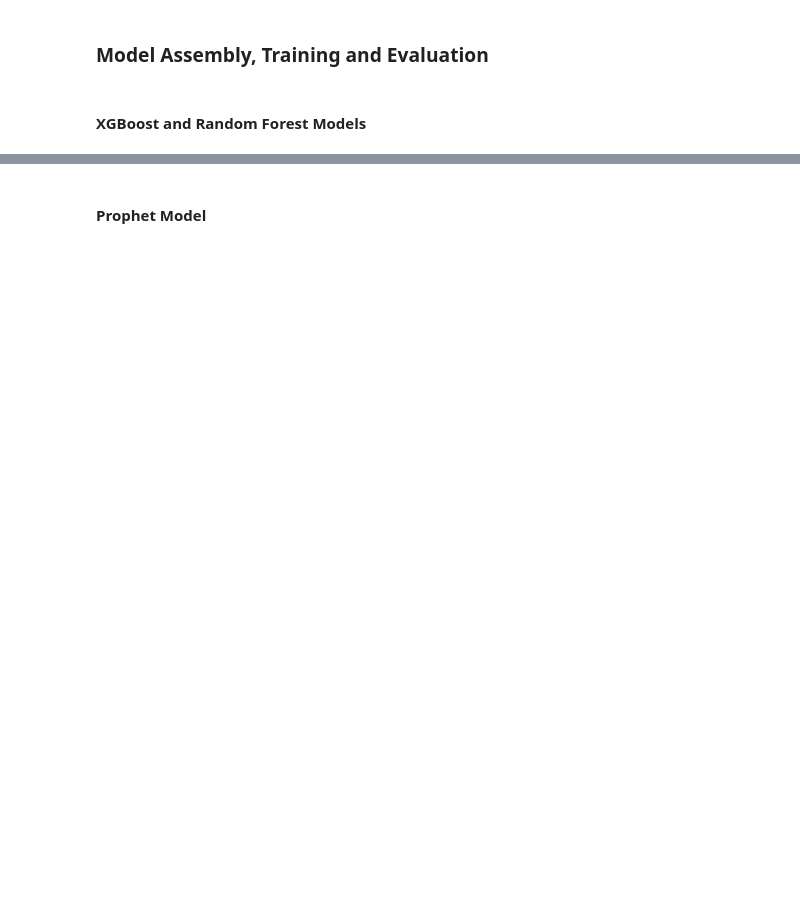
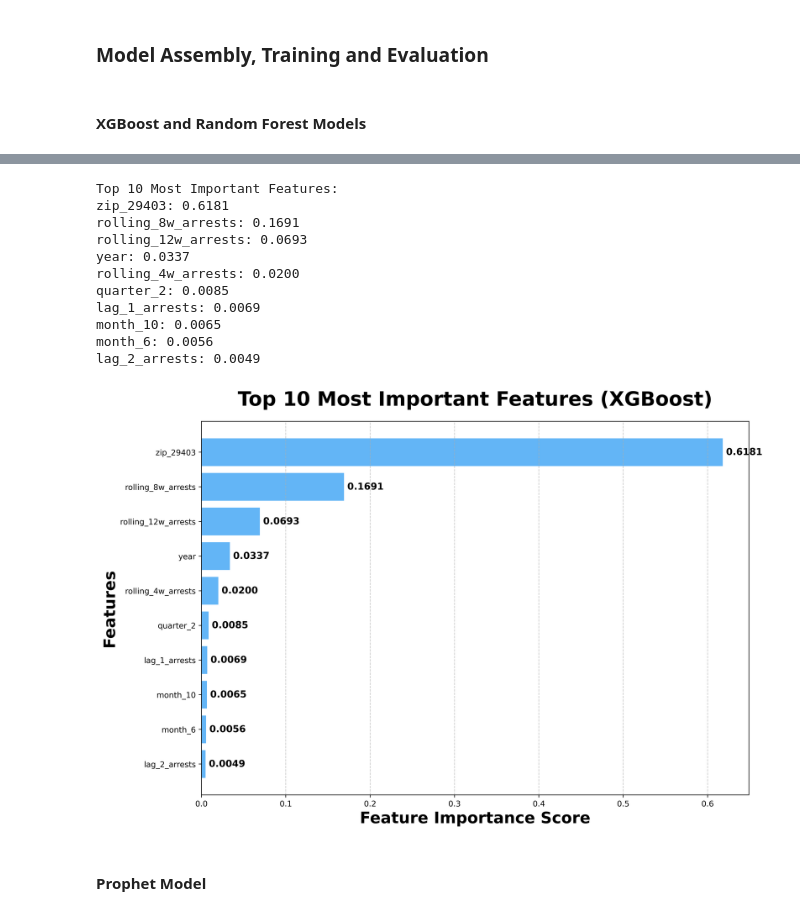
Before and after one commit to owayneowens/machine_learning, a Jupyter notebook: crime_count.ipynb, the cells around one changed output, grey strips where cells are left out. Saved outputs shown, nothing was run; the diff lists cells and outputs as text; code cells hidden in the pictures; blank space fills up the shorter version.

Commit message:
Updated Model with additional charts

```diff
--- a/crime_count.ipynb
+++ b/crime_count.ipynb
@@ -280,10 +283,12 @@ from sklearn.preprocessing import RobustScaler
 import xgboost as xgb
 from sklearn.ensemble import RandomForestRegressor
 
+pd.set_option('display.width', 10000)
+
 data = pd.read_csv('weekly_zip_arrest.csv')
 
 # Define features and target
-X = data.drop(columns=["week_arrests", "week_start"])
+X = data.drop(columns=["week_arrests", "week_start", "Unnamed: 0"])
 y = data["week_arrests"]
 
 # Split data such that 2023-2024 is used for testing
@@ -363,6 +368,7 @@ for name, model in models.items():
         "model": best_estimator,
     }
 
+
     print(f"\nBest parameters for {name}: {grid_search.best_params_}")
     print(f"RMSE: {rmse:.2f}")
     print(f"MAE: {mae:.2f}")
@@ -418,3 +424,72 @@ plt.show()
+# %%
+import pandas as pd
+import matplotlib.pyplot as plt
+
+importances = results['XGBoost']['model'].feature_importances_
+feature_names = X.columns
+
+# Create DataFrame making sure lengths match
+feature_importance = pd.DataFrame({
+    'feature': feature_names.tolist(),  # Convert to list
+    'importance': importances.tolist()  # Convert to list
+}).sort_values('importance', ascending=False)  # Sort by importance
+
+# Get top 10 features
+top_10 = feature_importance.head(10)
+
+# Create plot
+plt.figure(figsize=(12, 8), dpi=500)
+
+# Create horizontal bar plot (reversed order for better visualization)
+bars = plt.barh(top_10['feature'][::-1],
+                top_10['importance'][::-1],
+                color='#2196F3',
+                alpha=0.7)
+
+# Customize plot
+plt.title("Top 10 Most Important Features (XGBoost)",
+         fontsize=25,
+         fontweight='bold',
+         pad=20)
+plt.xlabel("Feature Importance Score",
+          fontsize=20,
+          fontweight='bold')
+plt.ylabel("Features",
+          fontsize=20,
+          fontweight='bold')
+
+# Add value labels on bars
+for i, v in enumerate(top_10['importance'][::-1]):
+    plt.text(v, i, f' {v:.4f}',
+             va='center',
+             fontsize=12,
+             fontweight='bold')
+
+# Customize grid
+plt.grid(axis='x',
+         linestyle='--',
+         alpha=0.7)
+
+# Print top 10 features and their importance scores
+print("\nTop 10 Most Important Features:")
+for _, row in top_10.iterrows():
+    print(f"{row['feature']}: {row['importance']:.4f}")
+
+plt.tight_layout()
+plt.show()
+# %% [output]
+Top 10 Most Important Features:
+zip_29403: 0.6181
+rolling_8w_arrests: 0.1691
+rolling_12w_arrests: 0.0693
+year: 0.0337
+rolling_4w_arrests: 0.0200
+quarter_2: 0.0085
+lag_1_arrests: 0.0069
+month_10: 0.0065
+month_6: 0.0056
+lag_2_arrests: 0.0049
+[figure, added]
 # %% [markdown]
 #### Prophet Model
 # %%
```
Also changed, not shown: parts of 7 cells of this notebook, 1 other file.
